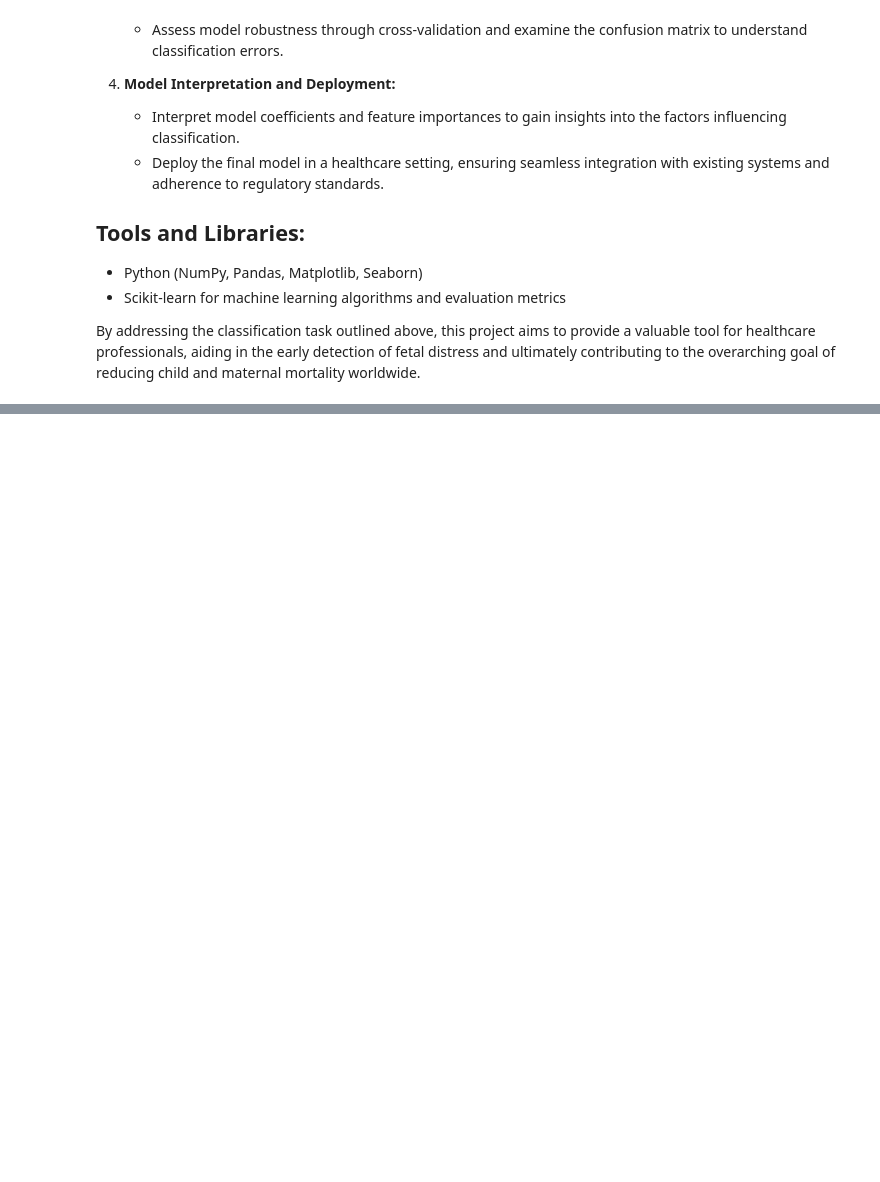
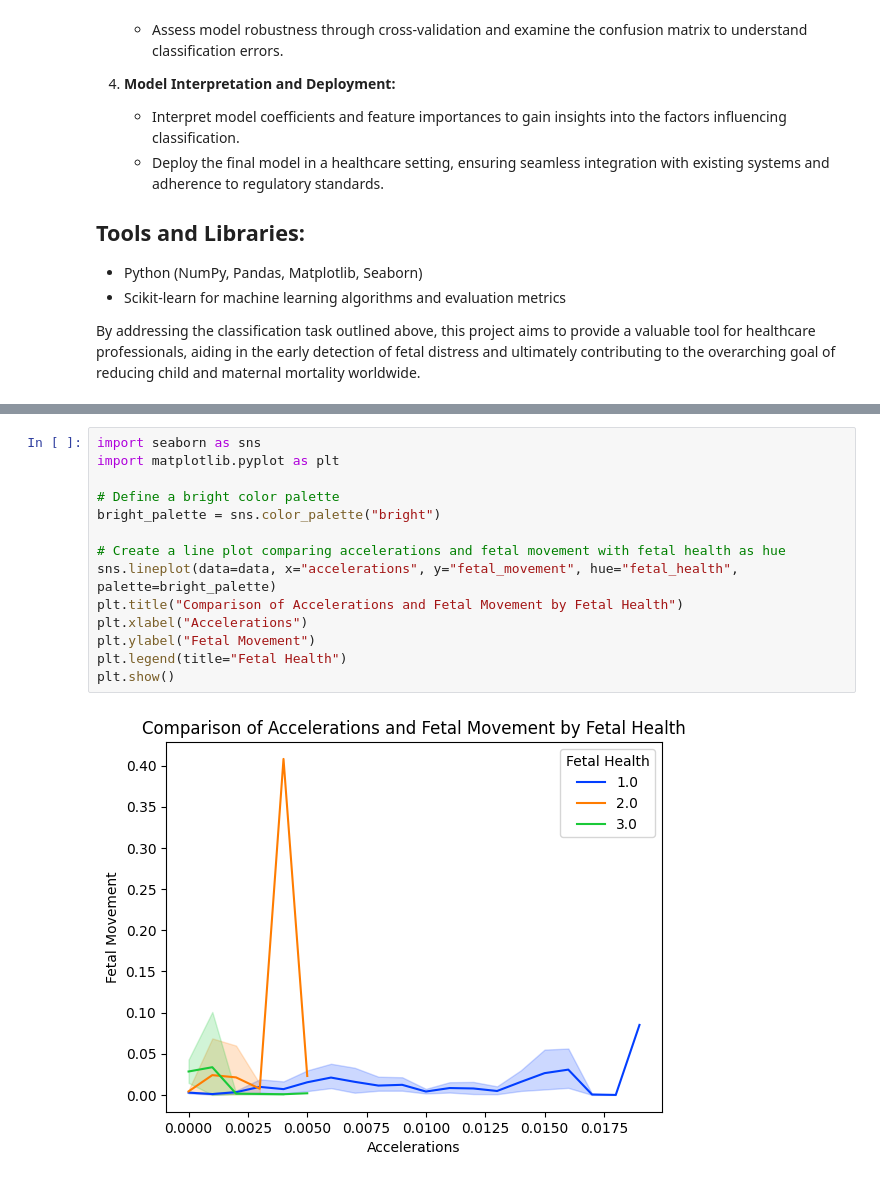
Before and after one commit to FasilHameed/Fetal-Health-Classification-Ml, a Jupyter notebook: Fetal Health.ipynb, the cells around one changed output, grey strips where cells are left out. Drawn from its saved outputs; the diff is of its cells as text; blank space fills up the shorter version.

```diff
--- a/Fetal Health.ipynb
+++ b/Fetal Health.ipynb
@@ -43,0 +159,16 @@ By addressing the classification task outlined above, this project aims to provi
+# %%
+import seaborn as sns
+import matplotlib.pyplot as plt
+
+# Define a bright color palette
+bright_palette = sns.color_palette("bright")
+
+# Create a line plot comparing accelerations and fetal movement with fetal health as hue
+sns.lineplot(data=data, x="accelerations", y="fetal_movement", hue="fetal_health", palette=bright_palette)
+plt.title("Comparison of Accelerations and Fetal Movement by Fetal Health")
+plt.xlabel("Accelerations")
+plt.ylabel("Fetal Movement")
+plt.legend(title="Fetal Health")
+plt.show()
+# %% [output]
+[figure, added]
```
Also changed, not shown: parts of 23 cells of this notebook.
